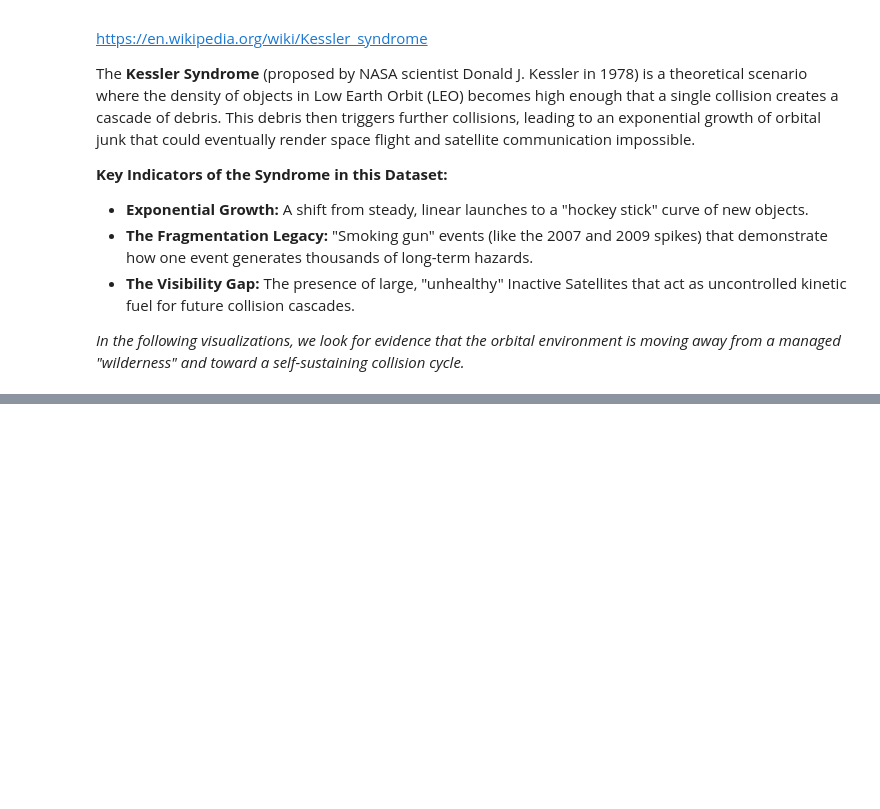
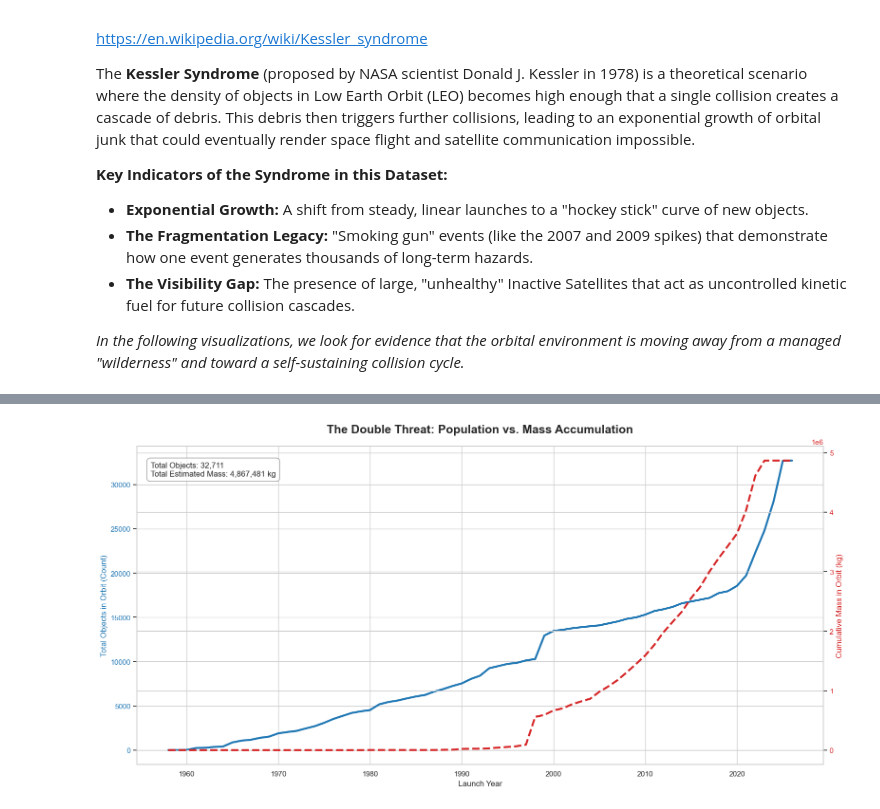
Before and after one commit to sithid/orbital-debris-assessment, a Jupyter notebook: notebooks/eda/satcat_eda.ipynb, the cells around one changed output, grey strips where cells are left out. Saved outputs shown, nothing was run; the diff lists cells and outputs as text; code cells hidden in the pictures; blank space fills up the shorter version.

```diff
--- a/notebooks/eda/satcat_eda.ipynb
+++ b/notebooks/eda/satcat_eda.ipynb
@@ -454,0 +504,27 @@ plt.show()
+# %%
+fig, ax1 = plt.subplots(figsize=(16, 8))
+
+ax1.set_xlabel('Launch Year', fontsize=12)
+ax1.set_ylabel('Total Objects in Orbit (Count)', color='tab:blue', fontsize=12)
+ax1.plot(pop_growth.index, pop_growth.values, color='tab:blue', linewidth=3, label='Population')
+ax1.tick_params(axis='y', labelcolor='tab:blue')
+
+ax2 = ax1.twinx()
+ax2.set_ylabel('Cumulative Mass in Orbit (kg)', color='tab:red', fontsize=12)
+ax2.plot(mass_growth.index, mass_growth.values, color='tab:red', linestyle='--', linewidth=3, label='Mass')
+ax2.tick_params(axis='y', labelcolor='tab:red')
+
+plt.title('The Double Threat: Population vs. Mass Accumulation',
+          fontsize=18, pad=20, fontweight='bold')
+
+stats_text = (f'Total Objects: {len(kessler_ark):,}\n'
+              f'Total Estimated Mass: {mass_growth.iloc[-1]:,.0f} kg')
+
+ax1.text(0.02, 0.95, stats_text, transform=ax1.transAxes, fontsize=12,
+         verticalalignment='top', bbox=dict(boxstyle='round,pad=0.5',
+         facecolor='white', alpha=0.8, edgecolor='gray'))
+
+fig.tight_layout()
+plt.show()
+# %% [output]
+[figure, added]
```
Also changed, not shown: parts of 6 cells of this notebook, 4 other files.
